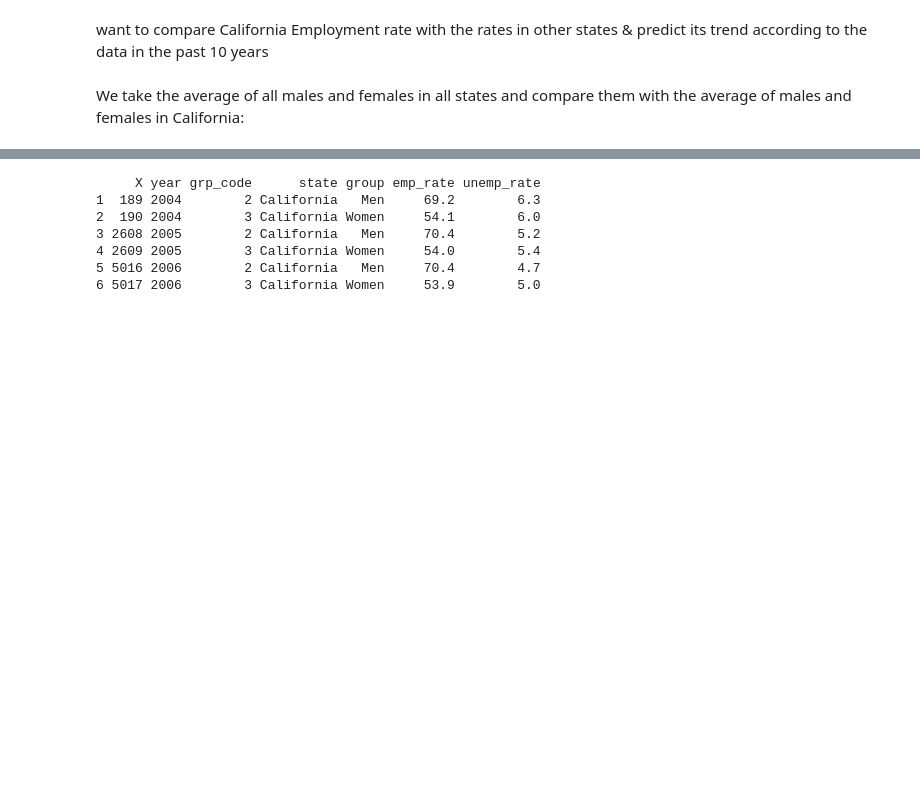
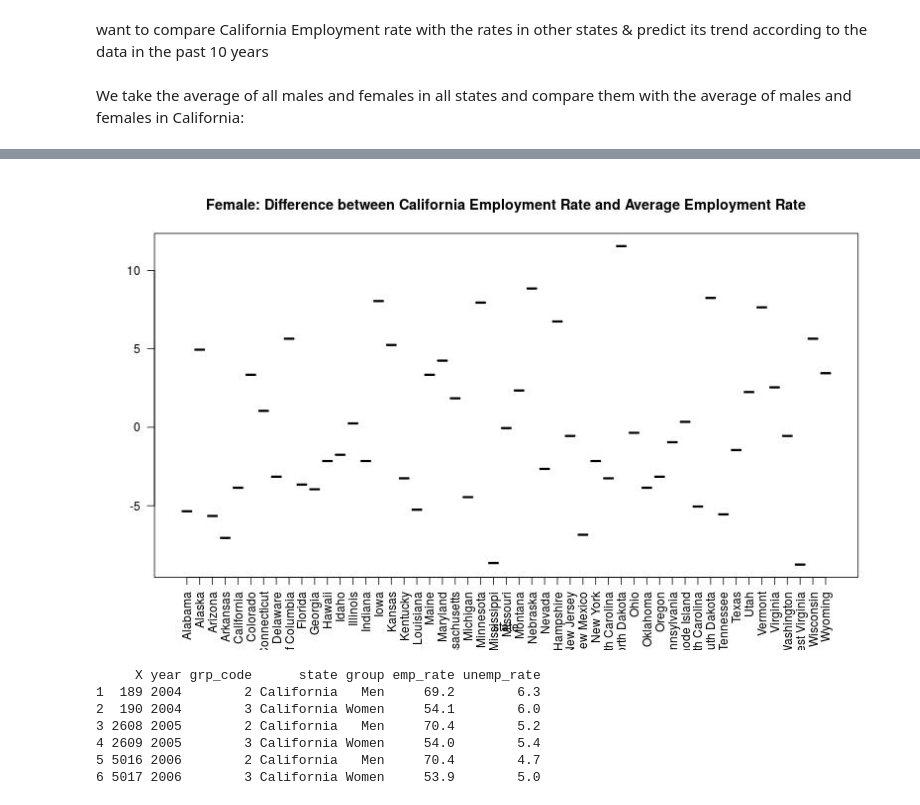
Before and after one commit to yuhanw/Team_Four.0, a Jupyter notebook: notebooks/NB3_data_analysis.ipynb, the cells around one changed output, grey strips where cells are left out. Drawn from its saved outputs; the diff is of its cells as text; code cells hidden in the pictures; blank space fills up the shorter version.

```diff
--- a/notebooks/NB3_data_analysis.ipynb
+++ b/notebooks/NB3_data_analysis.ipynb
@@ -577,3 +617,7 @@ plot(gen2013w$state,gen2013w$difference, las=2, xlab="state", main="Female: Diff
+# %%
+Image("Female: Difference between California Employment Rate and Average Employment Rate.jpeg")
+# %% [output]
+[figure, added]
 # %%
 %%R
 gencal=read.csv('../data1/cleaned/gencal.csv',header=T)
```
Also changed, not shown: parts of 16 cells of this notebook.
